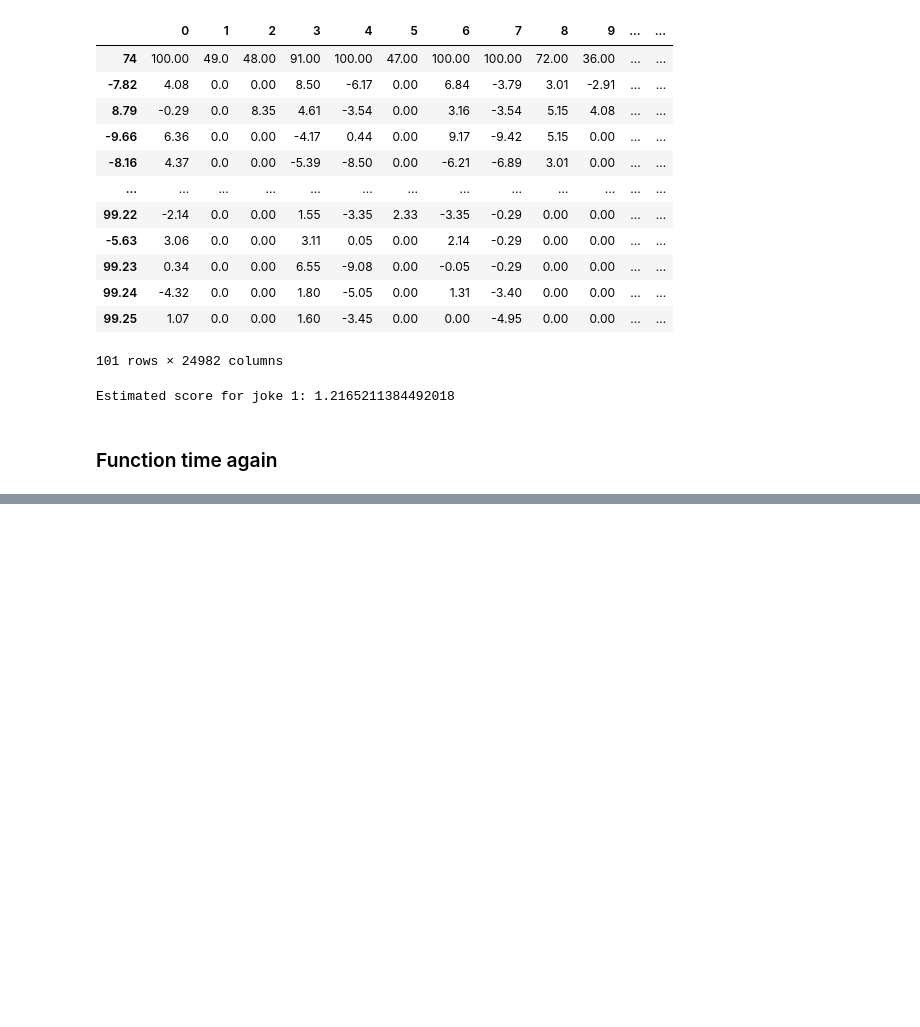
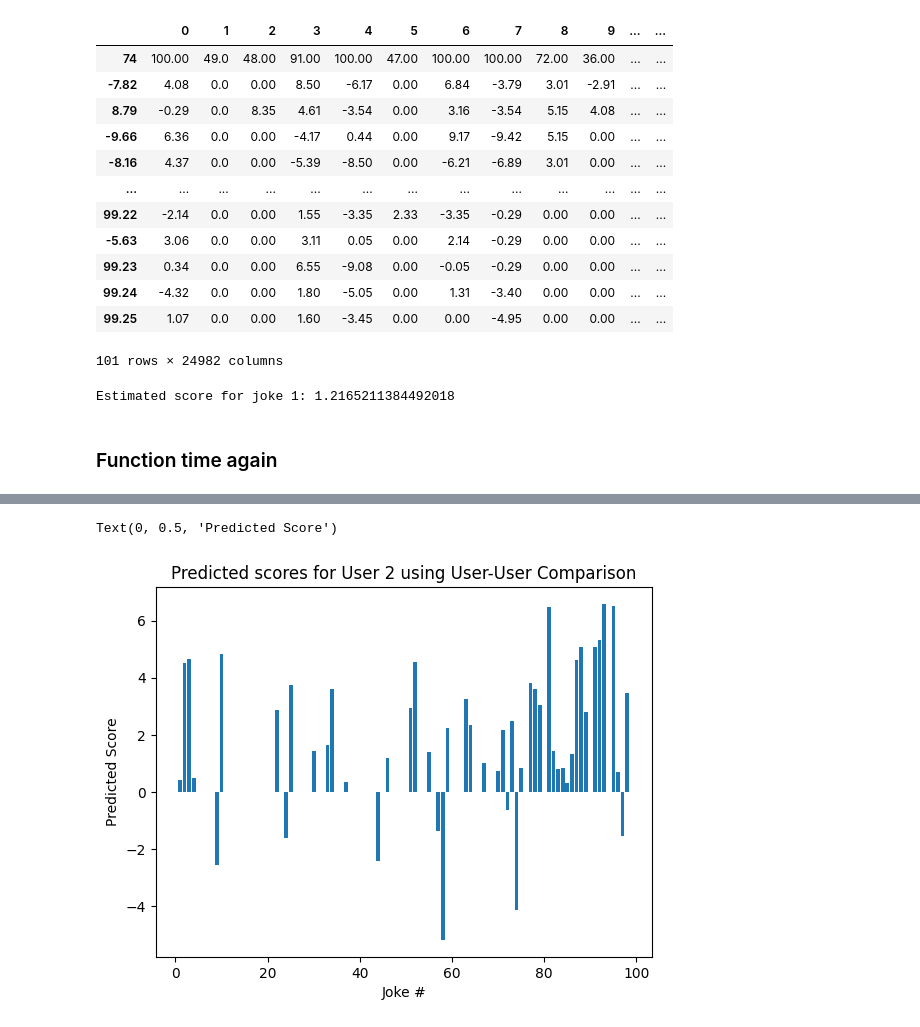
Before and after one commit to MitchKubina/Joke_Recommender, a Jupyter notebook: joke_recommender.ipynb, the cells around one changed output, grey strips where cells are left out. Drawn from its saved outputs; the diff is of its cells as text; code cells hidden in the pictures; blank space fills up the shorter version.

```diff
--- a/joke_recommender.ipynb
+++ b/joke_recommender.ipynb
@@ -305,0 +352,8 @@ def calc_unknown_item(user_num, item_num):
+# %%
+plt.bar(indices, joke_ratings)
+plt.title("Predicted scores for User 2 using User-User Comparison")
+plt.xlabel("Joke #")
+plt.ylabel("Predicted Score")
+# %% [output]
+Text(0, 0.5, 'Predicted Score')
+[figure, added]
```
Also changed, not shown: parts of 8 cells of this notebook, 1 other file.
